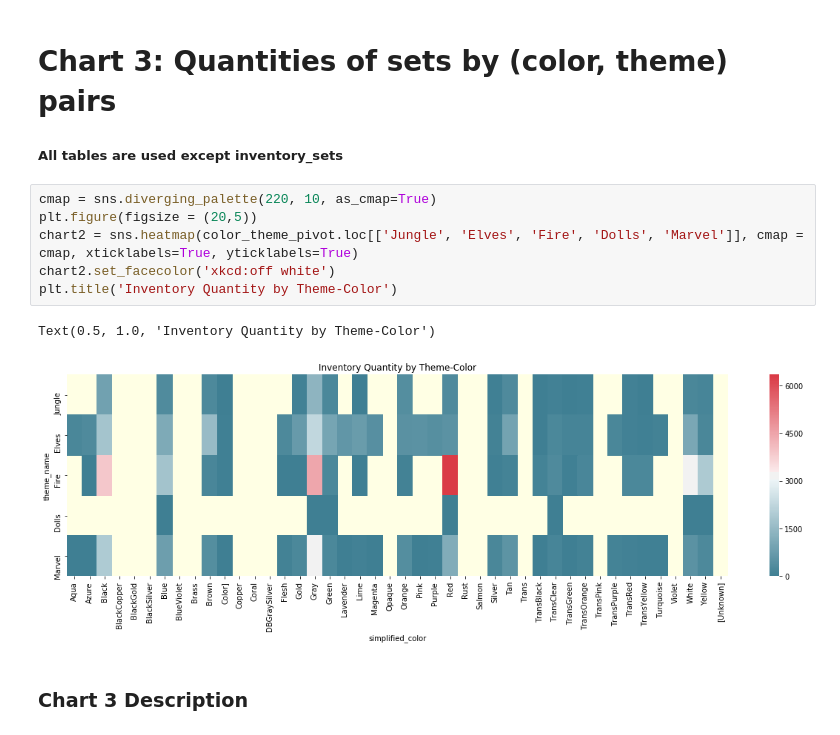
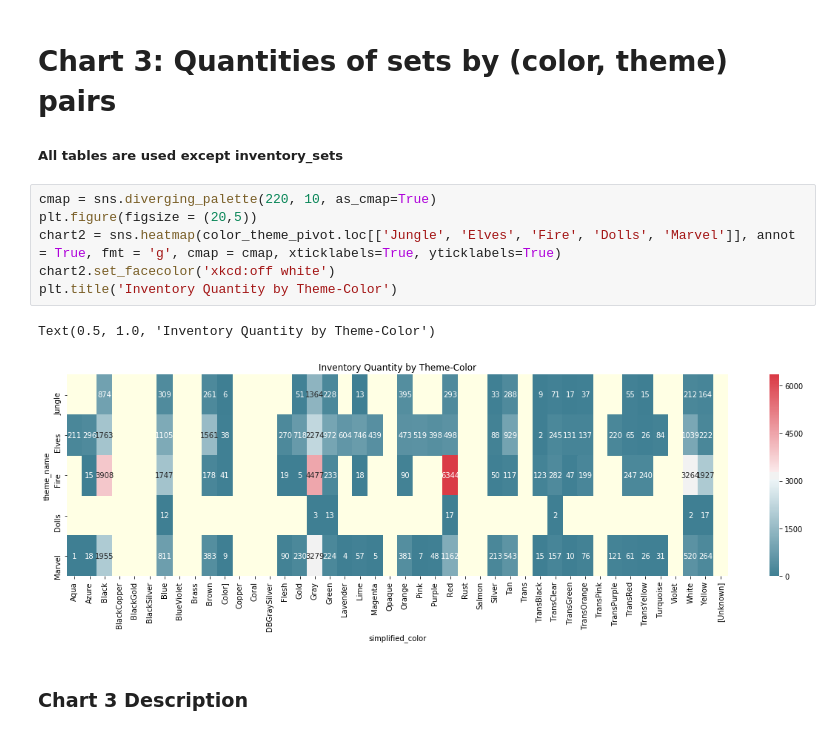
Before and after one commit to giaphattram/MiniDataAnalysisProjects, a Jupyter notebook: Lego Rebrickable Dataset Visualization & Insighting.ipynb, the cells around one changed output. Saved outputs shown, nothing was run; the diff lists cells and outputs as text.

```diff
--- a/Lego Rebrickable Dataset Visualization & Insighting.ipynb
+++ b/Lego Rebrickable Dataset Visualization & Insighting.ipynb
@@ -248,12 +248,12 @@ Another interesting insight is the particularly popular sets colored in red. 'Se
 # %%
 cmap = sns.diverging_palette(220, 10, as_cmap=True)
 plt.figure(figsize = (20,5))
-chart2 = sns.heatmap(color_theme_pivot.loc[['Jungle', 'Elves', 'Fire', 'Dolls', 'Marvel']], cmap = cmap, xticklabels=True, yticklabels=True)
+chart2 = sns.heatmap(color_theme_pivot.loc[['Jungle', 'Elves', 'Fire', 'Dolls', 'Marvel']], annot = True, fmt = 'g', cmap = cmap, xticklabels=True, yticklabels=True)
 chart2.set_facecolor('xkcd:off white')
 plt.title('Inventory Quantity by Theme-Color')
 # %% [output]
 Text(0.5, 1.0, 'Inventory Quantity by Theme-Color')
-[figure, old version]
+[figure, new version]
 # %% [markdown]
 ### Chart 3 Description
 # %% [markdown]
```
Also changed, not shown: parts of 1 cell of this notebook.
